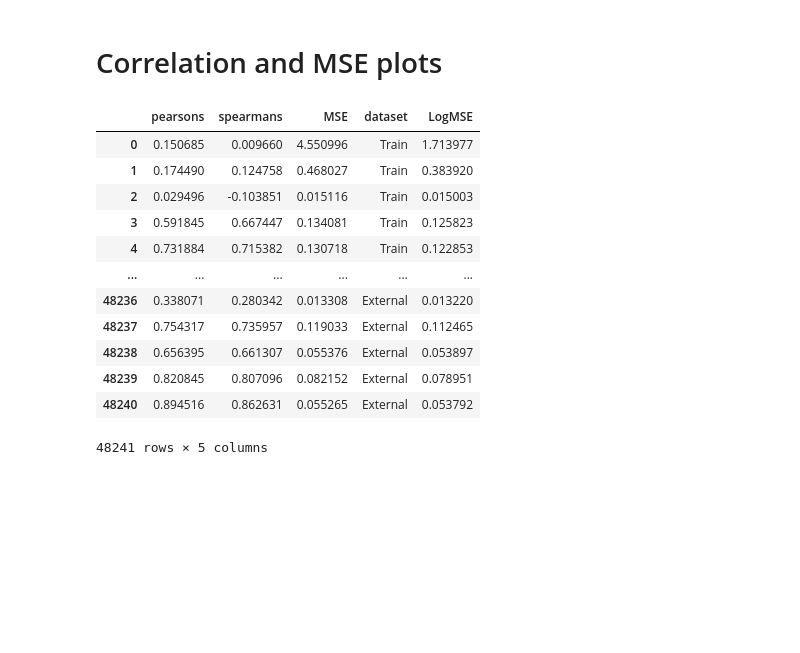
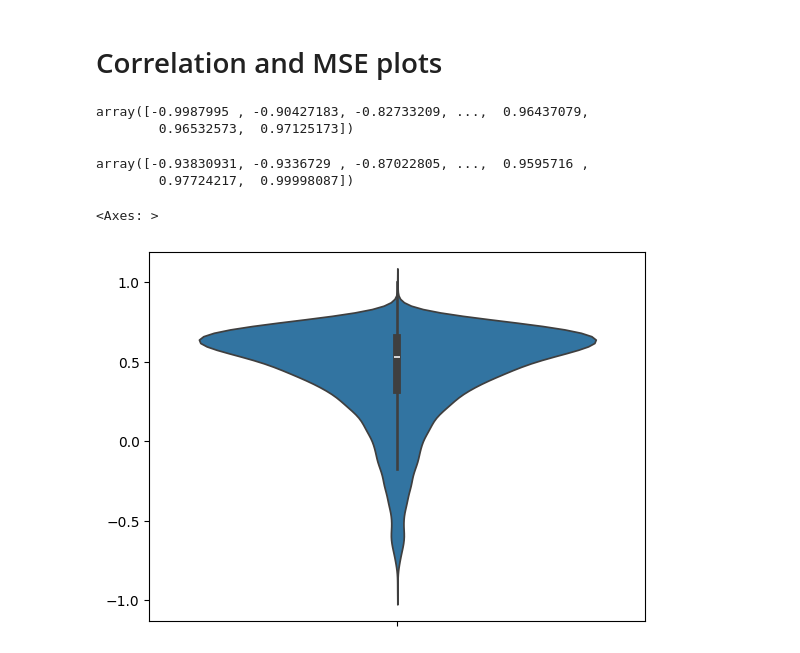
Before and after one commit to Alexander-Broadley/Zhang_lab_rotation, a Jupyter notebook: MML_model/model_evaluation/MML_results_plots.ipynb, the cells around one changed output. Cells and saved outputs as stored; diff of their text form; code cells hidden in the pictures; blank space fills up the shorter version.

```diff
--- a/MML_model/model_evaluation/MML_results_plots.ipynb
+++ b/MML_model/model_evaluation/MML_results_plots.ipynb
@@ -119,3 +8,5 @@ Passing `palette` without assigning `hue` is deprecated and will be removed in v
+# %%
+results = pd.read_csv(f'{DATA_ROOT}/Pearsons_results.csv', index_col = 0, header = 0)
 # %% [markdown]
 # Correlation and MSE plots
 # %%
@@ -124,19 +17,18 @@ from plotting_functions import create_pearsons_violin
 genewise_correlations = pd.read_csv('./data/genewise_correlations', index_col=0)
 # %%
 genewise_correlations['LogMSE'] = np.log(genewise_correlations['MSE']+1)
-# %%
-genewise_correlations
-# %% [output]
-|  | pearsons | spearmans | MSE | dataset | LogMSE |
-| 0 | 0.150685 | 0.009660 | 4.550996 | Train | 1.713977 |
-| 1 | 0.174490 | 0.124758 | 0.468027 | Train | 0.383920 |
-| 2 | 0.029496 | -0.103851 | 0.015116 | Train | 0.015003 |
-| 3 | 0.591845 | 0.667447 | 0.134081 | Train | 0.125823 |
-| 4 | 0.731884 | 0.715382 | 0.130718 | Train | 0.122853 |
-| ... | ... | ... | ... | ... | ... |
-| 48236 | 0.338071 | 0.280342 | 0.013308 | External | 0.013220 |
-| 48237 | 0.754317 | 0.735957 | 0.119033 | External | 0.112465 |
-| 48238 | 0.656395 | 0.661307 | 0.055376 | External | 0.053897 |
-| 48239 | 0.820845 | 0.807096 | 0.082152 | External | 0.078951 |
-| 48240 | 0.894516 | 0.862631 | 0.055265 | External | 0.053792 |
-48241 rows × 5 columns
+# %%
+np.sort(genewise_correlations[genewise_correlations['dataset'] == 'Train']['pearsons'])
+# %% [output]
+array([-0.9987995 , -0.90427183, -0.82733209, ...,  0.96437079,
+        0.96532573,  0.97125173])
+# %%
+np.sort(1 - results['train_loss'])
+# %% [output]
+array([-0.93830931, -0.9336729 , -0.87022805, ...,  0.9595716 ,
+        0.97724217,  0.99998087])
+# %%
+sns.violinplot(np.sort(1 - results['test_loss']))
+# %% [output]
+<Axes: >
+[figure, added]
```
Also changed, not shown: parts of 22 cells of this notebook, 3 other files.
